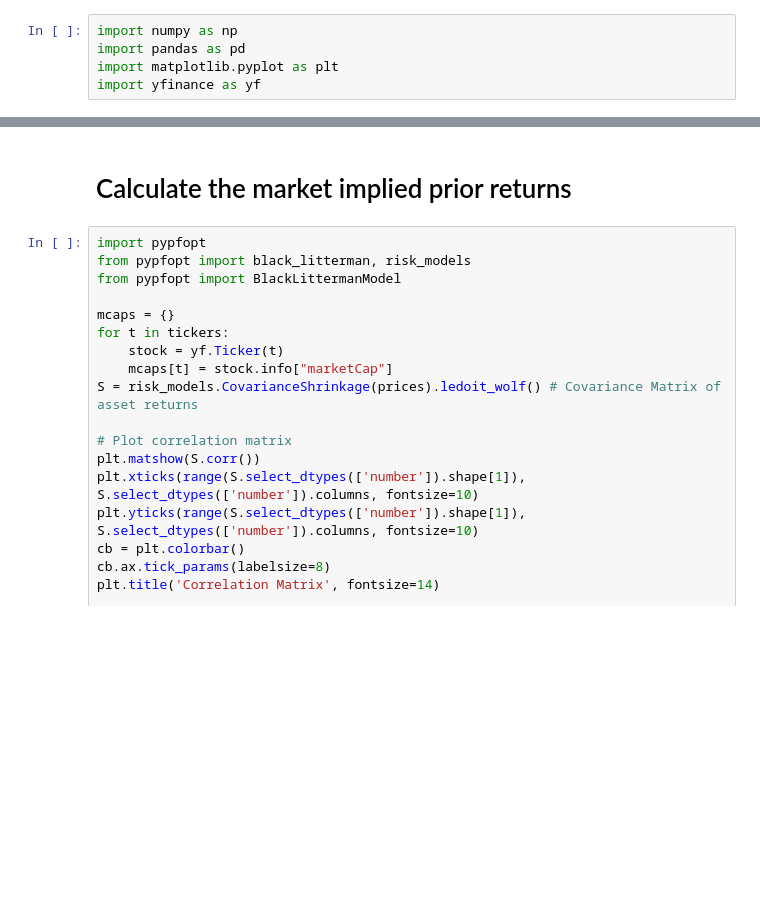
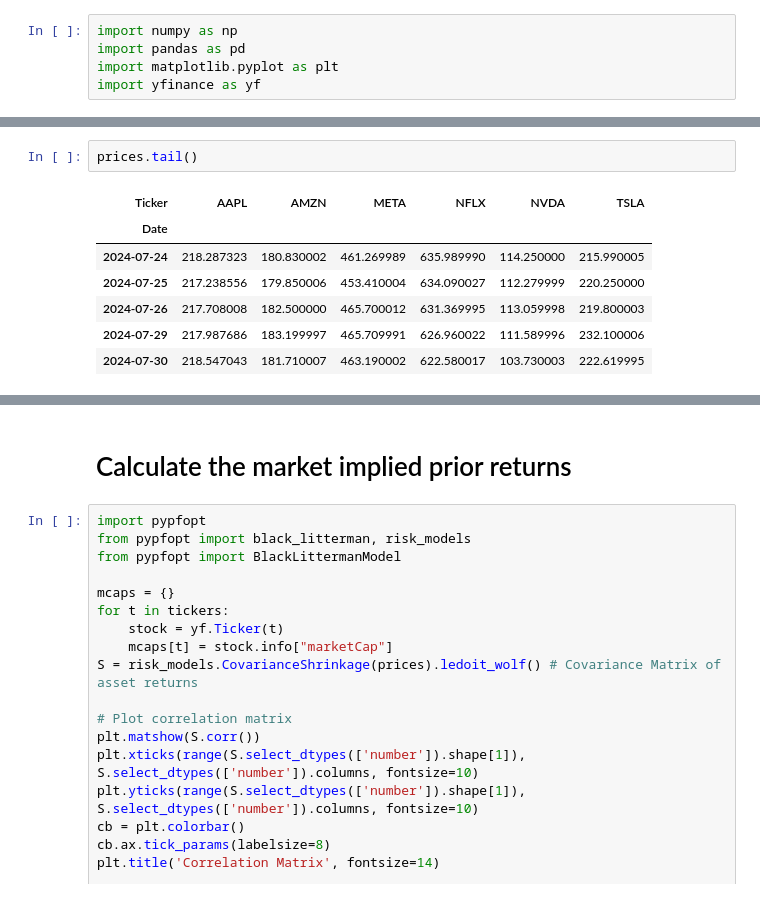
Before and after one commit to HiggsP10/Portfolio_Optimization, a Jupyter notebook: notebooks/Julie_BL_alphavantage.ipynb, the cells around one changed output, grey strips where cells are left out. Drawn from its saved outputs; the diff is of its cells as text; blank space fills up the shorter version.

```diff
--- a/notebooks/Julie_BL_alphavantage.ipynb
+++ b/notebooks/Julie_BL_alphavantage.ipynb
@@ -17,3 +26,13 @@ market_prices = yf.download("SPY", period="max")["Adj Close"]
 # %% [output]
 [*********************100%%**********************]  6 of 6 completed
 [*********************100%%**********************]  1 of 1 completed
+# %%
+prices.tail()
+# %% [output]
+| Ticker | AAPL | AMZN | META | NFLX | NVDA | TSLA |
+| Date |  |  |  |  |  |  |
+| 2024-07-24 | 218.287323 | 180.830002 | 461.269989 | 635.989990 | 114.250000 | 215.990005 |
+| 2024-07-25 | 217.238556 | 179.850006 | 453.410004 | 634.090027 | 112.279999 | 220.250000 |
+| 2024-07-26 | 217.708008 | 182.500000 | 465.700012 | 631.369995 | 113.059998 | 219.800003 |
+| 2024-07-29 | 217.987686 | 183.199997 | 465.709991 | 626.960022 | 111.589996 | 232.100006 |
+| 2024-07-30 | 218.547043 | 181.710007 | 463.190002 | 622.580017 | 103.730003 | 222.619995 |
```
Also changed, not shown: parts of 11 cells of this notebook, 2 other files.
